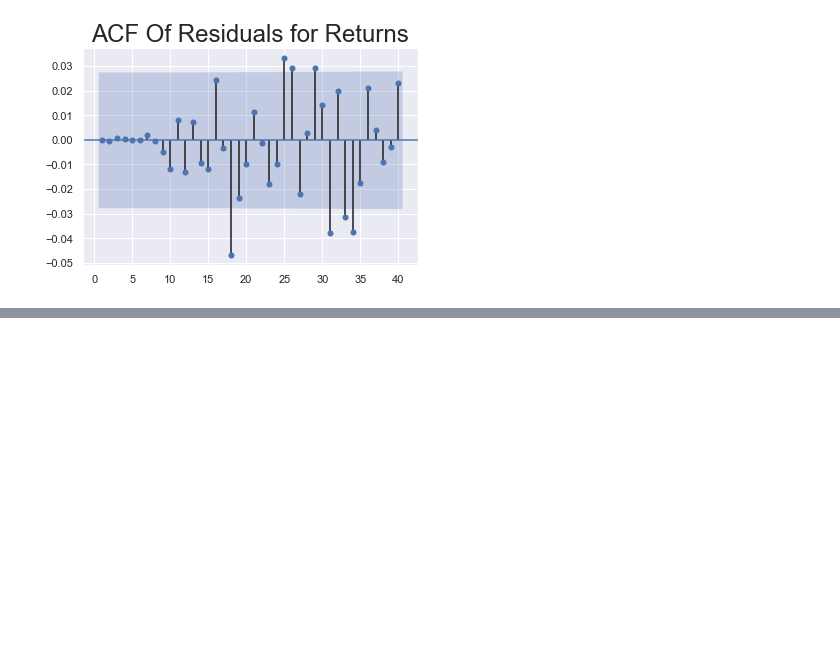
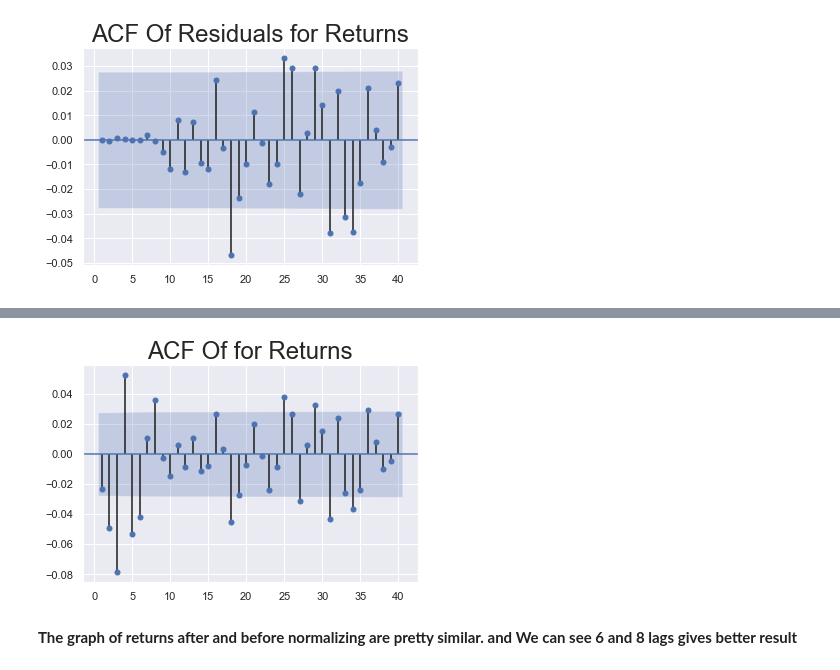
Before and after one commit to NMShihab/Time-Series-Analysis, a Jupyter notebook: All about Time Series .ipynb, the cells around one changed output, grey strips where cells are left out. Cells and saved outputs as stored; diff of their text form; code cells hidden in the pictures; blank space fills up the shorter version.

```diff
--- a/All about Time Series .ipynb
+++ b/All about Time Series .ipynb
@@ -1325,0 +1392,9 @@ plt.show()
+# %%
+# ACF of normalize return
+sgt.plot_acf(df_train.norm_res, zero = False, lags = 40)
+plt.title("ACF Of for Returns",size=24)
+plt.show()
+# %% [output]
+[figure, added]
+# %% [markdown]
+**The graph of returns after and before normalizing are pretty similar. and We can see 6 and 8 lags gives better result**
```
Also changed, not shown: parts of 51 cells of this notebook.
